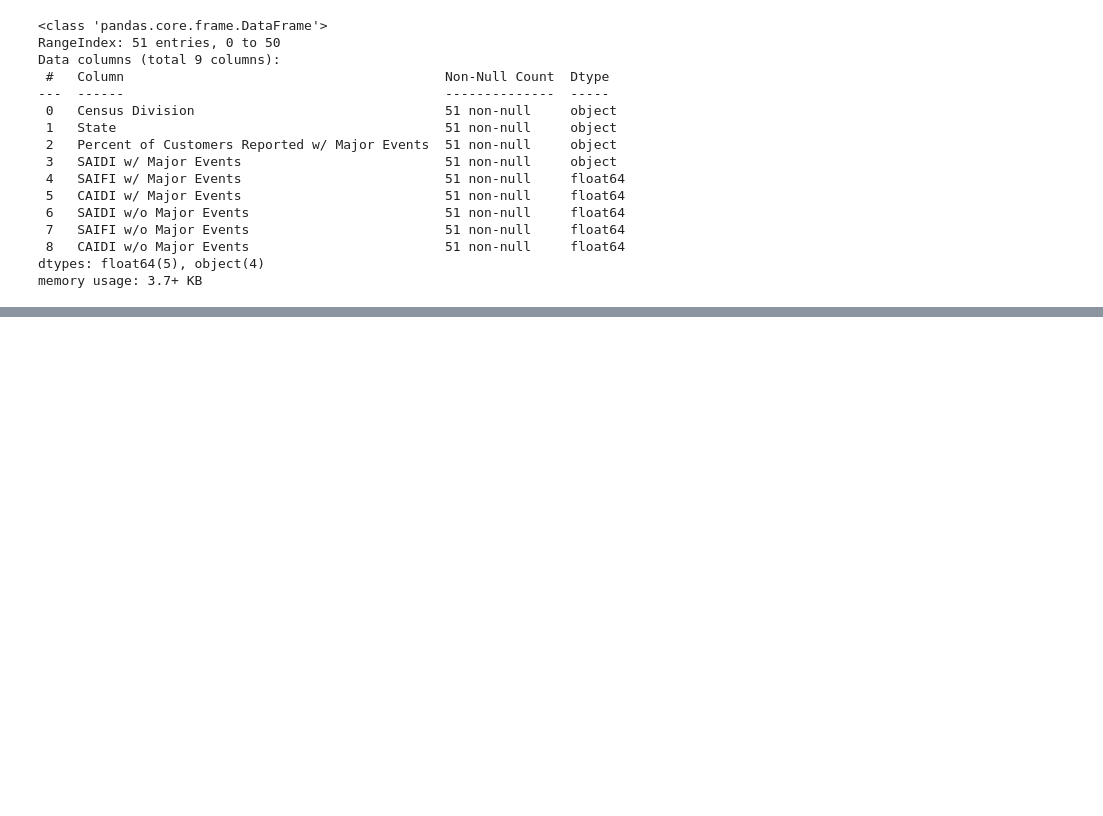
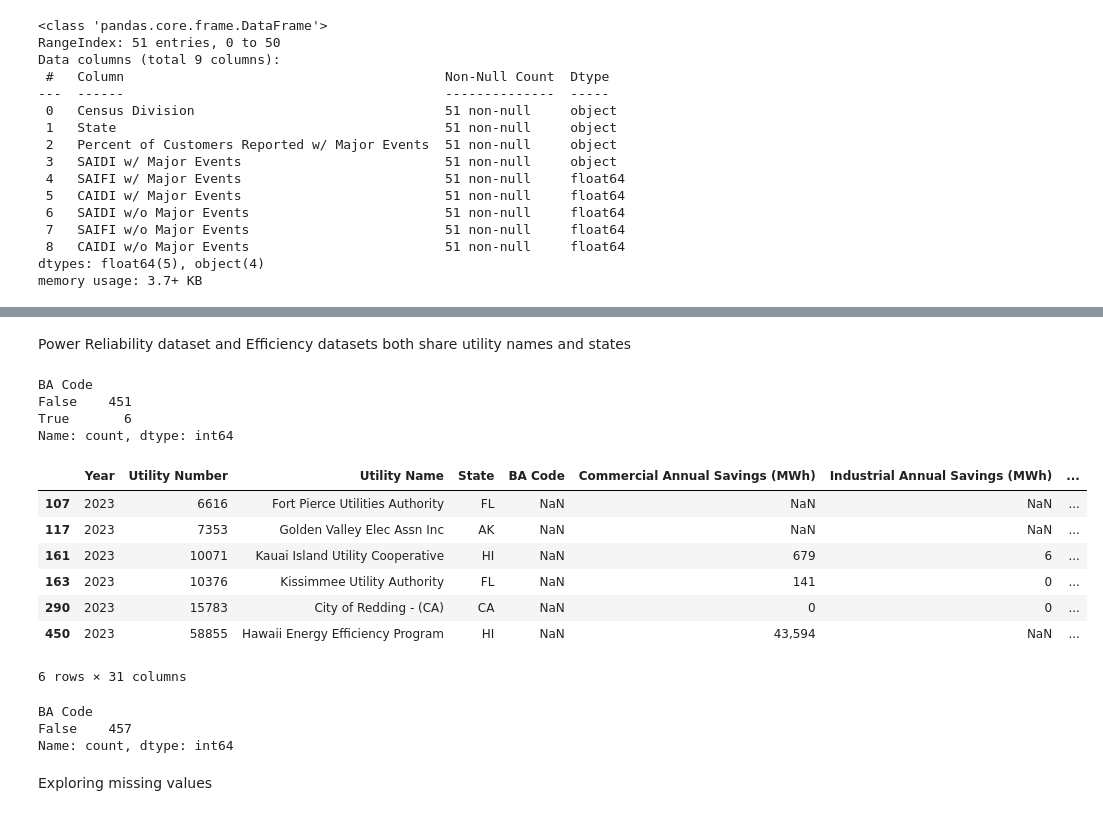
Before and after one commit to sabrinasayed99/Data_Center_Sites, a Jupyter notebook: cleaning.ipynb, the cells around one changed output, grey strips where cells are left out. Saved outputs shown, nothing was run; the diff lists cells and outputs as text; code cells hidden in the pictures; blank space fills up the shorter version.

```diff
--- a/cleaning.ipynb
+++ b/cleaning.ipynb
@@ -456,0 +633,6 @@ reliability_distribution['Percent of Customers Reported w/ Major Events'] = reli
+# %%
+import numpy as np
+# Renaming Data Year column
+efficiency_df = efficiency_df.rename(columns={'Data Year':'Year'})
+# Replace '.' with NA
+efficiency_df = efficiency_df.replace('.', np.nan)
@@ -456,0 +649,4 @@ reliability_distribution['Percent of Customers Reported w/ Major Events'] = reli
+# %%
+# Drop the last row with no data
+efficiency_df = efficiency_df.drop(index=457)
+efficiency_df.tail(5)
@@ -456,0 +721,30 @@ reliability_distribution['Percent of Customers Reported w/ Major Events'] = reli
+# %% [markdown]
+Power Reliability dataset and Efficiency datasets both share utility names and states
+# %%
+efficiency_df['BA Code'].isna().value_counts()
+# %% [output]
+BA Code
+False    451
+True       6
+Name: count, dtype: int64
+# %%
+efficiency_df[efficiency_df['BA Code'].isna()]
+# %% [output]
+|  | Year | Utility Number | Utility Name | State | BA Code | Commercial Annual Savings (MWh) | Industrial Annual Savings (MWh) | ... |
+| 107 | 2023 | 6616 | Fort Pierce Utilities Authority | FL | NaN | NaN | NaN | ... |
+| 117 | 2023 | 7353 | Golden Valley Elec Assn Inc | AK | NaN | NaN | NaN | ... |
+| 161 | 2023 | 10071 | Kauai Island Utility Cooperative | HI | NaN | 679 | 6 | ... |
+| 163 | 2023 | 10376 | Kissimmee Utility Authority | FL | NaN | 141 | 0 | ... |
+| 290 | 2023 | 15783 | City of Redding - (CA) | CA | NaN | 0 | 0 | ... |
+| 450 | 2023 | 58855 | Hawaii Energy Efficiency Program | HI | NaN | 43,594 | NaN | ... |
+6 rows × 31 columns
+# %%
+# Rename Nan values in BA Code column
+efficiency_df['BA Code'] = efficiency_df['BA Code'].fillna('Unknown')
+efficiency_df['BA Code'].isna().value_counts()
+# %% [output]
+BA Code
+False    457
+Name: count, dtype: int64
+# %% [markdown]
+Exploring missing values
```
Also changed, not shown: parts of 48 cells of this notebook, 2 other files.
